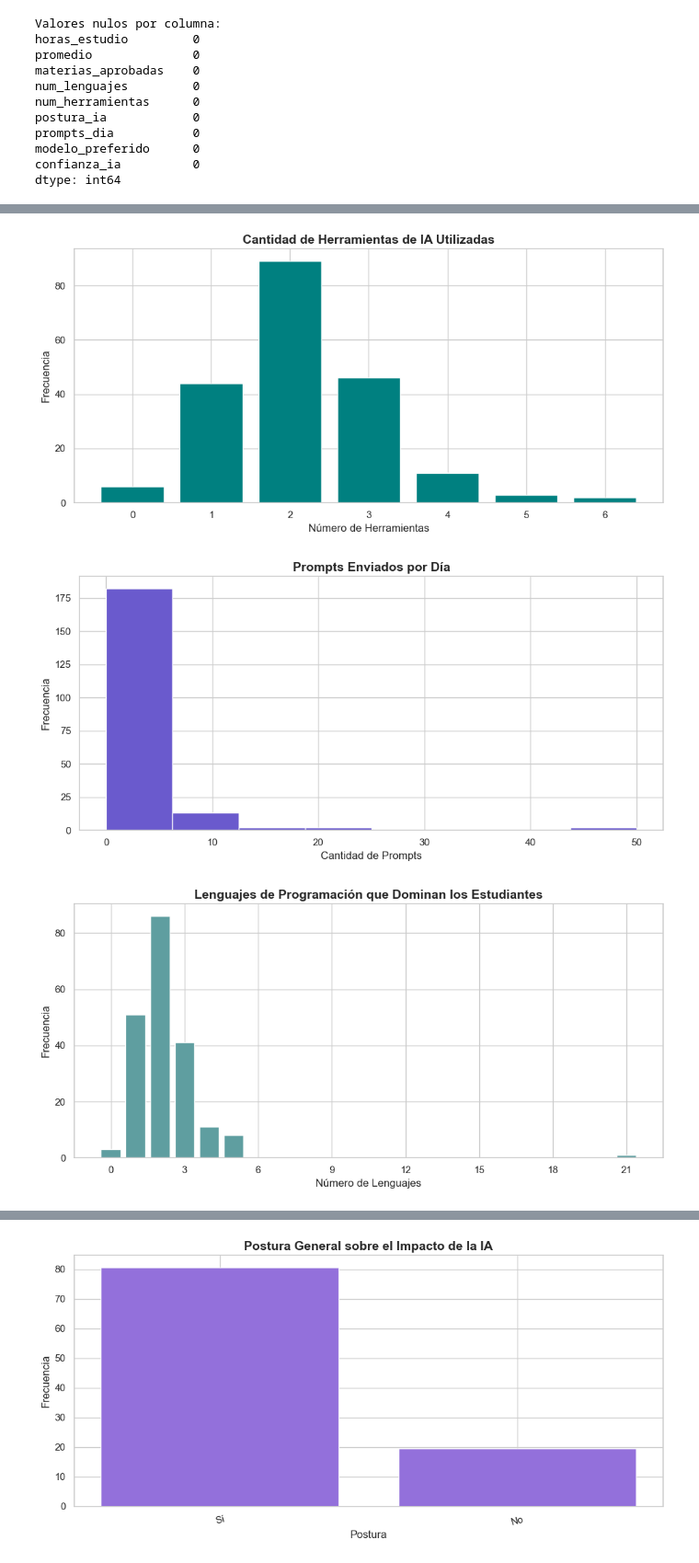
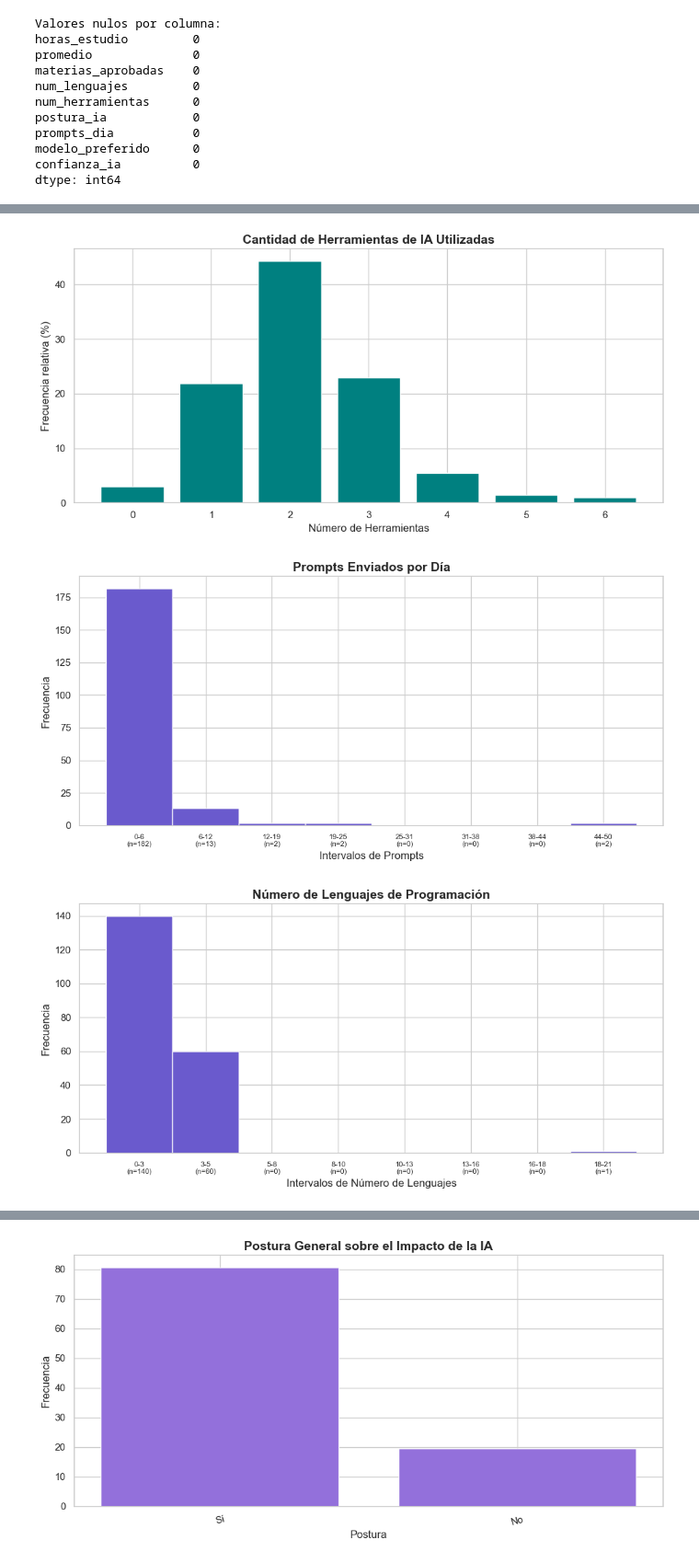
Before and after one commit to Itzel921/Reporte-del-impacto-IA-en-estudiantes-, a Jupyter notebook: logica/reporte.ipynb, the cells around one changed output, grey strips where cells are left out. Shown at 92% size. Cells and saved outputs as stored; diff of their text form; code cells hidden in the pictures.

```diff
--- a/logica/reporte.ipynb
+++ b/logica/reporte.ipynb
@@ -116,39 +132,74 @@ plt.show()
 # %%
 fig, ax = plt.subplots()
-conteo = df['num_herramientas'].value_counts().sort_index()
+conteo = df['num_herramientas'].value_counts(normalize=True) * 100
+conteo = conteo.sort_index()
 ax.bar(conteo.index, conteo.values, color='teal', edgecolor='white')
 ax.set_title('Cantidad de Herramientas de IA Utilizadas', fontsize=14, fontweight='bold')
 ax.set_xlabel('Número de Herramientas')
-ax.set_ylabel('Frecuencia')
+ax.set_ylabel('Frecuencia relativa (%)')
 ax.xaxis.set_major_locator(ticker.MaxNLocator(integer=True))
 plt.tight_layout()
 plt.savefig('num_herramientas.png', dpi=150)
 plt.show()
 # %% [output]
-[figure, old version]
+[figure, new version]
 # %%
 fig, ax = plt.subplots()
-ax.hist(df['prompts_dia'], bins=8, color='slateblue', edgecolor='white')
+
+serie = pd.to_numeric(df['prompts_dia'], errors='coerce').dropna()
+n_bins = 8
+
+# Calcula conteos e intervalos
+conteos, bordes = np.histogram(serie, bins=n_bins)
+centros = (bordes[:-1] + bordes[1:]) / 2
+
+# Dibuja histograma
+ax.hist(serie, bins=bordes, color='slateblue', edgecolor='white')
+
+# Etiquetas del eje X: intervalo + total
+etiquetas_x = [
+    f"{bordes[i]:.0f}-{bordes[i+1]:.0f}\n(n={conteos[i]})"
+    for i in range(len(conteos))
+]
+ax.set_xticks(centros)
+ax.set_xticklabels(etiquetas_x, fontsize=8)
+
 ax.set_title('Prompts Enviados por Día', fontsize=14, fontweight='bold')
-ax.set_xlabel('Cantidad de Prompts')
+ax.set_xlabel('Intervalos de Prompts')
 ax.set_ylabel('Frecuencia')
 plt.tight_layout()
 plt.savefig('prompts_dia.png', dpi=150)
 plt.show()
 # %% [output]
-[figure, old version]
+[figure, new version]
 # %%
 fig, ax = plt.subplots()
-conteo = df['num_lenguajes'].value_counts().sort_index()
-ax.bar(conteo.index, conteo.values, color='cadetblue', edgecolor='white')
-ax.set_title('Lenguajes de Programación que Dominan los Estudiantes', fontsize=14, fontweight='bold')
-ax.set_xlabel('Número de Lenguajes')
+
+serie = pd.to_numeric(df['num_lenguajes'], errors='coerce').dropna()
+n_bins = 8
+
+# Calcula conteos e intervalos
+conteos, bordes = np.histogram(serie, bins=n_bins)
+centros = (bordes[:-1] + bordes[1:]) / 2
+
+# Dibuja histograma
+ax.hist(serie, bins=bordes, color='slateblue', edgecolor='white')
+
+# Etiquetas del eje X: intervalo + total
+etiquetas_x = [
+    f"{bordes[i]:.0f}-{bordes[i+1]:.0f}\n(n={conteos[i]})"
+    for i in range(len(conteos))
+]
+ax.set_xticks(centros)
+ax.set_xticklabels(etiquetas_x, fontsize=8)
+
+ax.set_title('Número de Lenguajes de Programación', fontsize=14, fontweight='bold')
+ax.set_xlabel('Intervalos de Número de Lenguajes')
 ax.set_ylabel('Frecuencia')
-ax.xaxis.set_major_locator(ticker.MaxNLocator(integer=True))
 plt.tight_layout()
 plt.savefig('num_lenguajes.png', dpi=150)
 plt.show()
 # %% [output]
-[figure, old version]
+[figure, new version]
 # %%
 fig, ax = plt.subplots()
```
Also changed, not shown: parts of 5 cells of this notebook, 8 other files.
